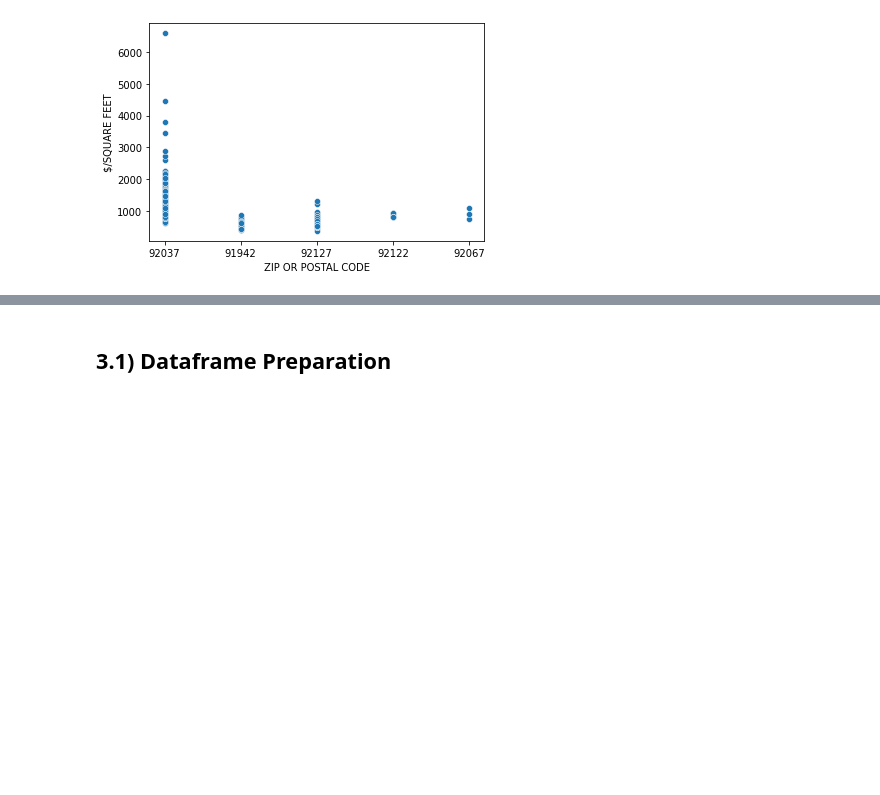
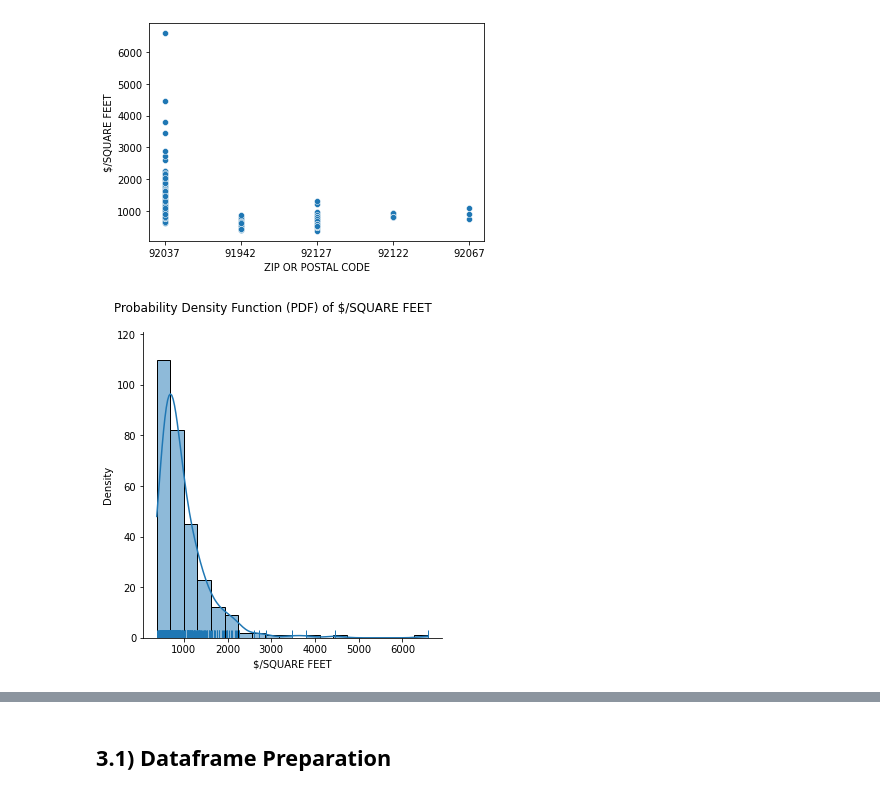
Before and after one commit to tmcgirr/Regression-Model-AAI-500-Project, a Jupyter notebook: Multiple_Linear_Model.ipynb, the cells around one changed output, grey strips where cells are left out. Drawn from its saved outputs; the diff is of its cells as text; code cells hidden in the pictures; blank space fills up the shorter version.

```diff
--- a/Multiple_Linear_Model.ipynb
+++ b/Multiple_Linear_Model.ipynb
@@ -205,3 +205,9 @@ sns.scatterplot(x='ZIP OR POSTAL CODE', y='$/SQUARE FEET', data=df_mod)
 # %% [output]
 <AxesSubplot:xlabel='ZIP OR POSTAL CODE', ylabel='$/SQUARE FEET'>
 [figure]
+# %%
+# Probability Density Function (PDF) of to show the distribution of the data
+sns.displot(df_mod['$/SQUARE FEET'], kde=True, rug=True, bins=20).set(xlabel='$/SQUARE FEET', ylabel='Density').fig.suptitle('Probability Density Function (PDF) of $/SQUARE FEET').set_position([.5, 1.05])
+plt.show()
+# %% [output]
+[figure, added]
```
Also changed, not shown: parts of 14 cells of this notebook.
